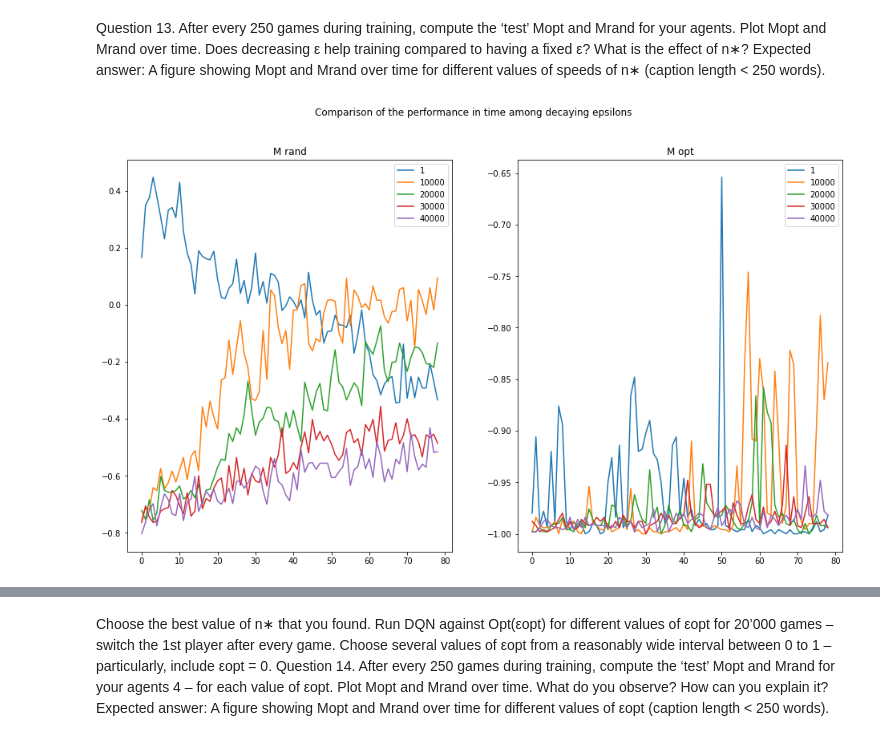
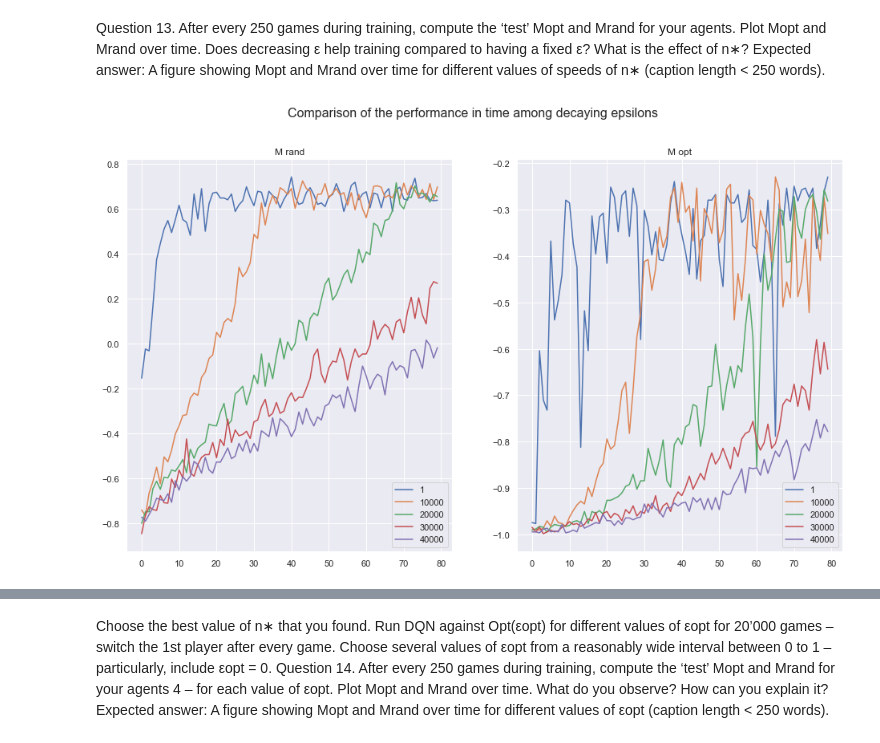
Before and after one commit to ANN-tic-tac-toe/RL-TicTacToe, a Jupyter notebook: ttt/Deep Q-learning Network.ipynb, the cells around one changed output, grey strips where cells are left out. Cells and saved outputs as stored; diff of their text form; code cells hidden in the pictures.

```diff
--- a/ttt/Deep Q-learning Network.ipynb
+++ b/ttt/Deep Q-learning Network.ipynb
@@ -27,6 +27,8 @@ from trainer import Trainer
 logger.remove()
 logger.add(sys.stderr, level="INFO")
 from self_trainer import SelfPracticeTrainer
+import seaborn as sns
+sns.set()
 # %%
 %load_ext autoreload
 %autoreload 2
@@ -93,24 +96,22 @@ n_stars
 # %% [output]
 array([    1, 10000, 20000, 30000, 40000], dtype=int32)
 # %%
-trainers = []
+n_star_trainers = []
 for n_star in n_stars:
     opponent_epsilon = 0.5
     agent_epsilon = 0.1
     dqn =DQN(device).to(device)
     batch_size = 64
-    replay_memory = ReplayMemory(10_000, 10_000)
+    replay_memory = ReplayMemory(10_000, 64)
     temp_trainer = Trainer(
         dqn,
         OptimalPlayer(opponent_epsilon),
         EpsilonGreedy(dqn, DecreasingEpsilon(0.1, 0.8, n_star), 9, device, logger),
         replay_memory,
-        "",
         batch_size=batch_size
     )
-    trainers.append(temp_trainer)
+    n_star_trainers.append(temp_trainer)
 # %%
-for t in trainers:
-    t.init_replay_memory()
-    t.training_loop()
+for t in n_star_trainers:
+    t.main_loop()
 # %% [output]
@@ -124,13 +135,14 @@ Question 13. After every 250 games during training, compute the ‘test’ Mopt
 Expected answer: A figure showing Mopt and Mrand over time for different values of speeds of n∗ (caption length < 250 words).
 # %%
 f, (ax1, ax2) = plt.subplots(1, 2, figsize=(16, 9))
-f.suptitle("Comparison of the performance in time among decaying epsilons")
+f.suptitle("Comparison of the performance in time among decaying epsilons", fontsize=16)
 ax1.set_title("M rand")
 ax2.set_title("M opt")
-for n_star, t in zip(n_stars, trainers):
+for n_star, t in zip(n_stars, n_star_trainers):
     ax1.plot(list(range(len(t.m_rand))), t.m_rand, label=str(n_star))
     ax1.legend()
     ax2.plot(list(range(len(t.m_opt))), t.m_opt, label=str(n_star))
     ax2.legend()
+f.savefig("./../pictures/question13_mrand_mopt.png", dpi=300)
 # %% [output]
-[figure, old version]
+[figure, new version]
```
Also changed, not shown: parts of 36 cells of this notebook, 1 other file.
